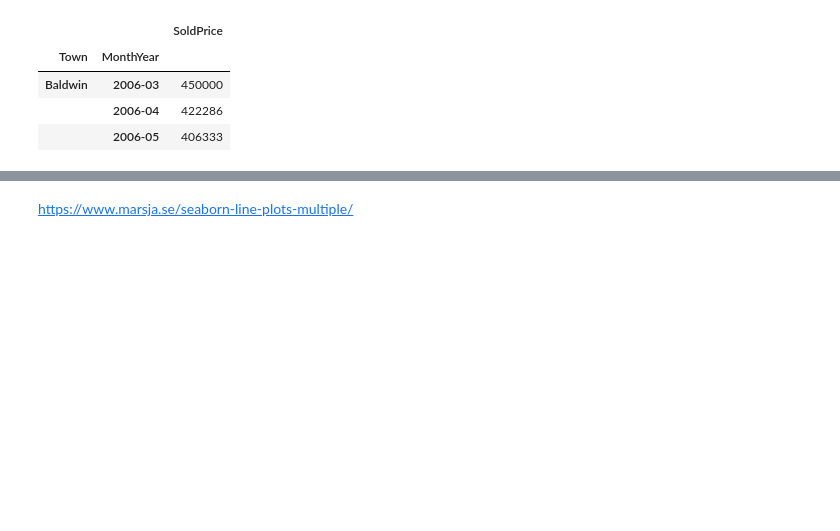
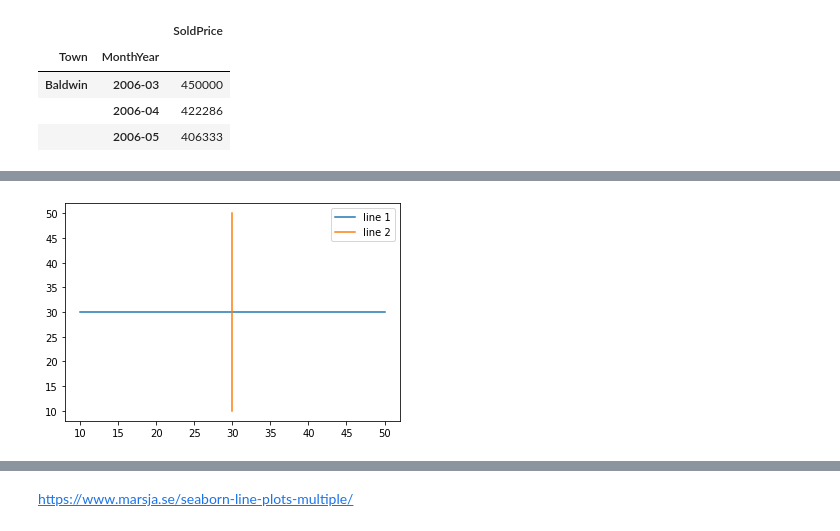
Before and after one commit to JF11579/New-Stuff, a Jupyter notebook: Nassau_RE_Sales_Since_2006.ipynb, the cells around one changed output, grey strips where cells are left out. Cells and saved outputs as stored; diff of their text form; code cells hidden in the pictures; blank space fills up the shorter version.

```diff
--- a/Nassau_RE_Sales_Since_2006.ipynb
+++ b/Nassau_RE_Sales_Since_2006.ipynb
@@ -456,0 +510,13 @@ Nassau_Monthly_Avg.head(3)
+# %%
+# plot two lines
+# create data
+x = [10,20,30,40,50]
+y = [30,30,30,30,30]
+# %%
+# plot lines
+plt.plot(x, y, label = "line 1"). # Note X&Y  get reversed
+plt.plot(y, x, label = "line 2")
+plt.legend()
+plt.show()
+# %% [output]
+[figure, added]
```
Also changed, not shown: parts of 17 cells of this notebook.
